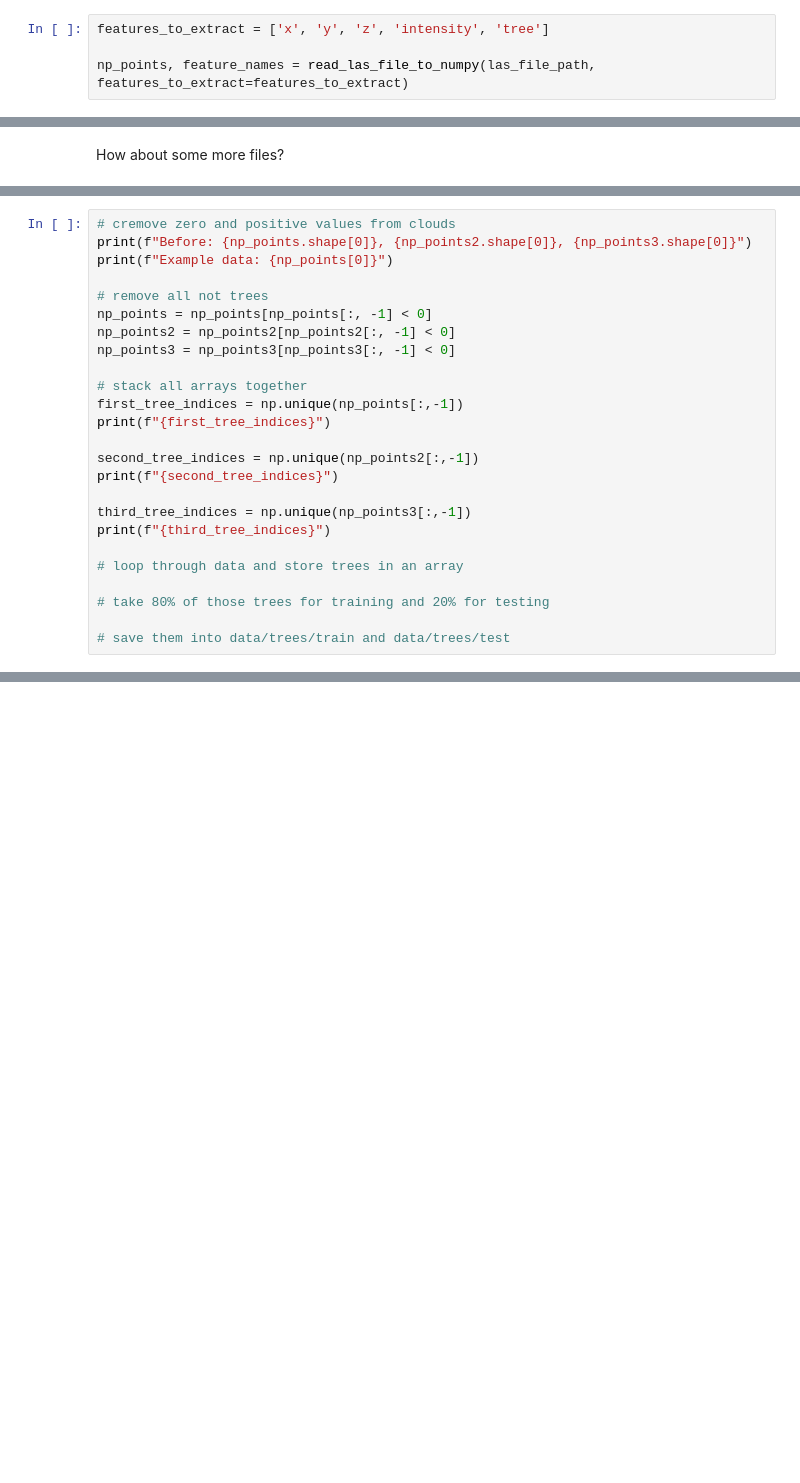
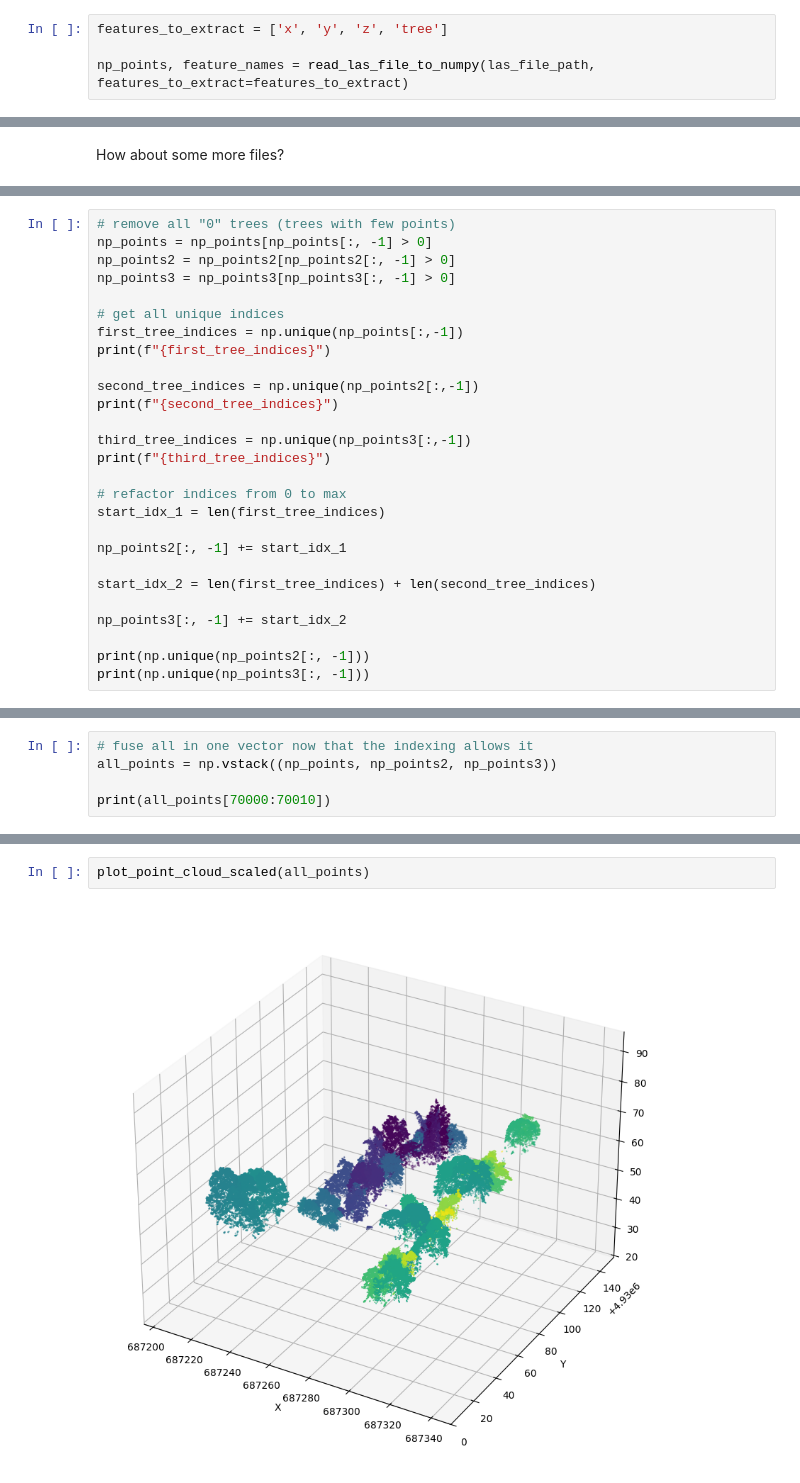
Before and after one commit to MatteoFalcioni/PyTorch_basics, a Jupyter notebook: 07_custom_datasets.ipynb, the cells around one changed output, grey strips where cells are left out. Cells and saved outputs as stored; diff of their text form; blank space fills up the shorter version.

```diff
--- a/07_custom_datasets.ipynb
+++ b/07_custom_datasets.ipynb
@@ -101,7 +101,7 @@ def read_las_file_to_numpy(file_path, features_to_extract=None):
 
     return data_array, feature_names
 # %%
-features_to_extract = ['x', 'y', 'z', 'intensity', 'tree']
+features_to_extract = ['x', 'y', 'z', 'tree']
 
 np_points, feature_names = read_las_file_to_numpy(las_file_path, features_to_extract=features_to_extract)
 # %% [output]
@@ -218,14 +220,10 @@ Since our data already has a "structure" itself - its divided into trees - we mi
 # %%
-# cremove zero and positive values from clouds
-print(f"Before: {np_points.shape[0]}, {np_points2.shape[0]}, {np_points3.shape[0]}")
-print(f"Example data: {np_points[0]}")
+# remove all "0" trees (trees with few points)
+np_points = np_points[np_points[:, -1] > 0]
+np_points2 = np_points2[np_points2[:, -1] > 0]
+np_points3 = np_points3[np_points3[:, -1] > 0]
 
-# remove all not trees
-np_points = np_points[np_points[:, -1] < 0]
-np_points2 = np_points2[np_points2[:, -1] < 0]
-np_points3 = np_points3[np_points3[:, -1] < 0]
-
-# stack all arrays together
+# get all unique indices
 first_tree_indices = np.unique(np_points[:,-1])
 print(f"{first_tree_indices}")
 
@@ -235,9 +233,15 @@ print(f"{second_tree_indices}")
 third_tree_indices = np.unique(np_points3[:,-1])
 print(f"{third_tree_indices}")
 
-# loop through data and store trees in an array
+# refactor indices from 0 to max
+start_idx_1 = len(first_tree_indices)
 
-# take 80% of those trees for training and 20% for testing
+np_points2[:, -1] += start_idx_1
 
-# save them into data/trees/train and data/trees/test
+start_idx_2 = len(first_tree_indices) + len(second_tree_indices)
+
+np_points3[:, -1] += start_idx_2
+
+print(np.unique(np_points2[:, -1]))
+print(np.unique(np_points3[:, -1]))
 # %% [output]
@@ -251,0 +256,5 @@ Example data: [6.87272230e+05 4.93012264e+06 5.12600000e+01 0.00000000e+00
+# %%
+# fuse all in one vector now that the indexing allows it
+all_points = np.vstack((np_points, np_points2, np_points3))
+
+print(all_points[70000:70010])
@@ -251,0 +279,4 @@ Example data: [6.87272230e+05 4.93012264e+06 5.12600000e+01 0.00000000e+00
+# %%
+plot_point_cloud_scaled(all_points)
+# %% [output]
+[figure, added]
```
Also changed, not shown: parts of 27 cells of this notebook.
